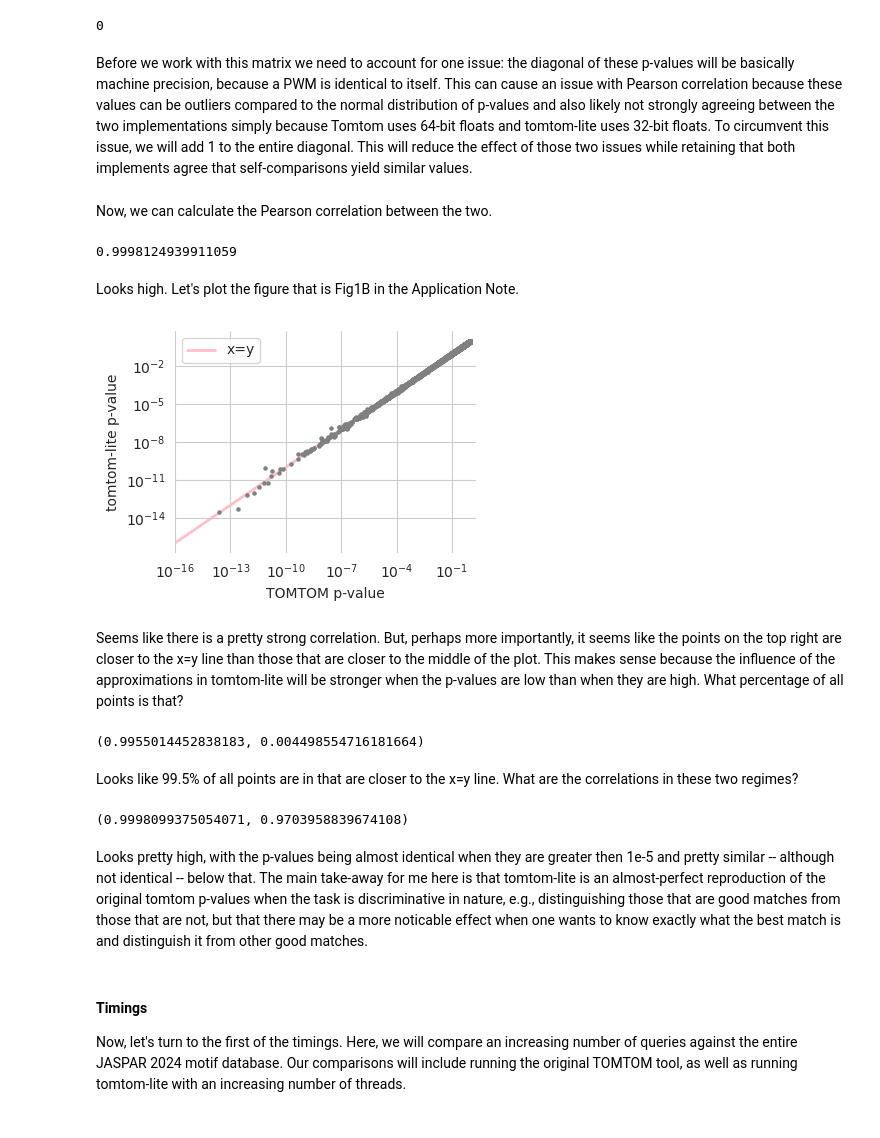
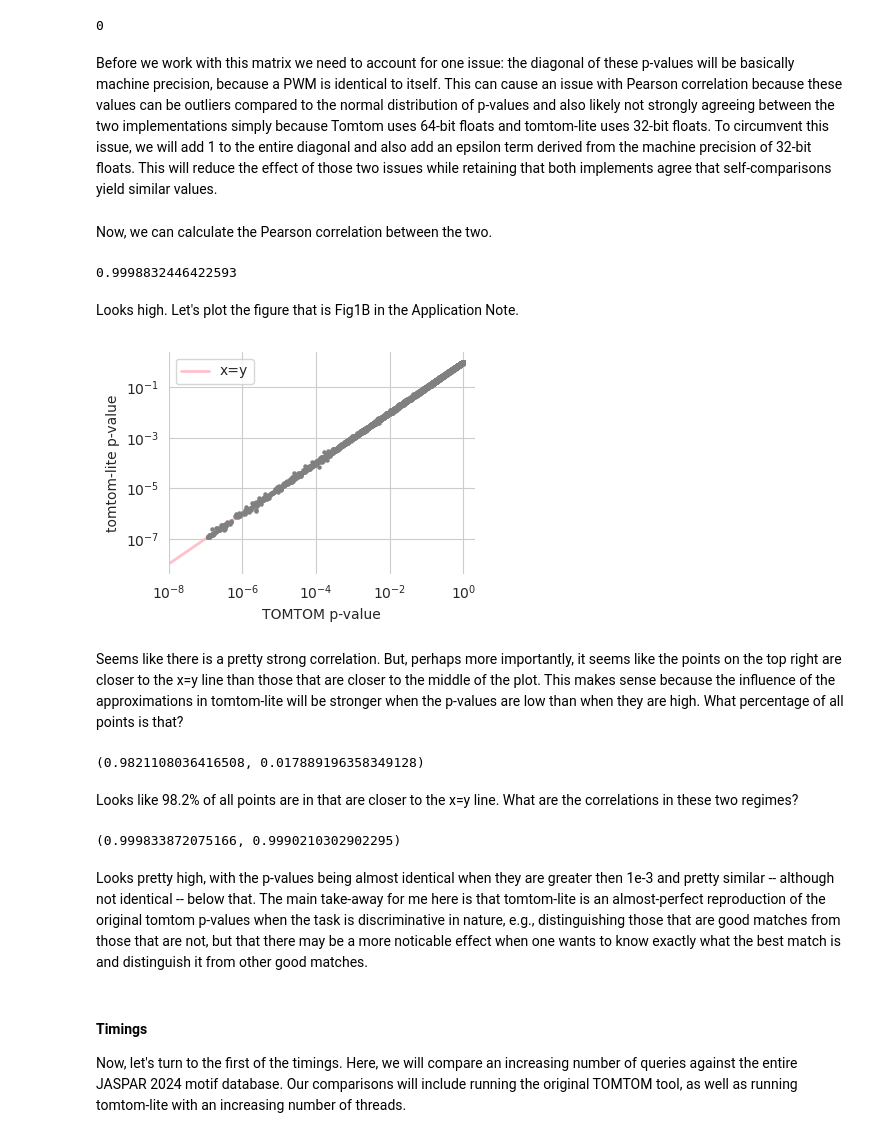
Before and after one commit to jmschrei/memesuite-lite, a Jupyter notebook: tutorials/Application_Note_Experiments.ipynb, the cells around one changed output. Saved outputs shown, nothing was run; the diff lists cells and outputs as text; code cells hidden in the pictures.

Commit message:
FIX tutorial epsilon

```diff
--- a/tutorials/Application_Note_Experiments.ipynb
+++ b/tutorials/Application_Note_Experiments.ipynb
@@ -43,53 +43,71 @@ numpy.isnan(t_npy).sum()
 # %% [output]
 0
 # %% [markdown]
-Before we work with this matrix we need to account for one issue: the diagonal of these p-values will be basically machine precision, because a PWM is identical to itself. This can cause an issue with Pearson correlation because these values can be outliers compared to the normal distribution of p-values and also likely not strongly agreeing between the two implementations simply because Tomtom uses 64-bit floats and tomtom-lite uses 32-bit floats. To circumvent this issue, we will add 1 to the entire diagonal. This will reduce the effect of those two issues while retaining that both implements agree that self-comparisons yield similar values.
+Before we work with this matrix we need to account for one issue: the diagonal of these p-values will be basically machine precision, because a PWM is identical to itself. This can cause an issue with Pearson correlation because these values can be outliers compared to the normal distribution of p-values and also likely not strongly agreeing between the two implementations simply because Tomtom uses 64-bit floats and tomtom-lite uses 32-bit floats. To circumvent this issue, we will add 1 to the entire diagonal and also add an epsilon term derived from the machine precision of 32-bit floats. This will reduce the effect of those two issues while retaining that both implements agree that self-comparisons yield similar values.
 # %%
 m_npy += numpy.eye(m_npy.shape[0])
 t_npy += numpy.eye(m_npy.shape[0])
 
-p0 = t_npy.flatten()
-p1 = m_npy.flatten()
+eps = numpy.finfo('float32').eps
+
+p0 = t_npy.flatten() + eps
+p1 = m_npy.flatten() + eps
 # %% [markdown]
 Now, we can calculate the Pearson correlation between the two.
 # %%
-numpy.corrcoef(t_npy.flatten(), m_npy.flatten())[0, 1]
+numpy.corrcoef(
+    numpy.log(p0),
+    numpy.log(p1)
+)[0, 1]
 # %% [output]
-0.9998124939911059
+0.9998832446422593
 # %% [markdown]
 Looks high. Let's plot the figure that is Fig1B in the Application Note.
 # %%
 plt.figure(figsize=(4, 3))
 
 plt.scatter(p0[::100], p1[::100], s=5, color='0.5')
-plt.plot([1e-16, 1], [1e-16, 1], linewidth=2, c='pink', zorder=-1, label="x=y")
+plt.plot([1e-8, 1], [1e-8, 1], linewidth=2, c='pink', zorder=-1, label="x=y")
 
 plt.legend()
-plt.xlim(10e-17, 2)
+plt.xlim(1e-8, 2)
 plt.xscale('log')
 plt.yscale('log')
 plt.xlabel("TOMTOM p-value")
 plt.ylabel("tomtom-lite p-value")
 seaborn.despine(bottom=True, left=True)
 plt.tight_layout()
-plt.savefig('fig1-accuracy.pdf')
+#plt.savefig('fig1-accuracy.pdf')
 plt.show()
 # %% [output]
-[figure, old version]
+[figure, new version]
 # %% [markdown]
 Seems like there is a pretty strong correlation. But, perhaps more importantly, it seems like the points on the top right are closer to the x=y line than those that are closer to the middle of the plot. This makes sense because the influence of the approximations in tomtom-lite will be stronger when the p-values are low than when they are high. What percentage of all points is that?
 # %%
-(p0 > 1e-5).mean(), (p0 <= 1e-5).mean()
+idx0 = p0 > 1e-3
+idx1 = p0 <= 1e-3
+
+idx0.mean(), idx1.mean()
 # %% [output]
-(0.9955014452838183, 0.004498554716181664)
+(0.9821108036416508, 0.017889196358349128)
 # %% [markdown]
-Looks like 99.5% of all points are in that are closer to the x=y line. What are the correlations in these two regimes?
+Looks like 98.2% of all points are in that are closer to the x=y line. What are the correlations in these two regimes?
 # %%
-numpy.corrcoef(p0[p0 > 1e-5], p1[p0 > 1e-5])[0, 1], numpy.corrcoef(p0[p0 <= 1e-5], p1[p0 <= 1e-5])[0, 1]
+r0 = numpy.corrcoef(
+    numpy.log(p0[idx0]),
+    numpy.log(p1[idx0])
+)[0, 1]
+
+r1 = numpy.corrcoef(
+    numpy.log(p0[idx1]),
+    numpy.log(p1[idx1])
+)[0, 1]
+
+r0, r1
 # %% [output]
-(0.9998099375054071, 0.9703958839674108)
+(0.999833872075166, 0.9990210302902295)
 # %% [markdown]
-Looks pretty high, with the p-values being almost identical when they are greater then 1e-5 and pretty similar -- although not identical -- below that. The main take-away for me here is that tomtom-lite is an almost-perfect reproduction of the original tomtom p-values when the task is discriminative in nature, e.g., distinguishing those that are good matches from those that are not, but that there may be a more noticable effect when one wants to know exactly what the best match is and distinguish it from other good matches.
+Looks pretty high, with the p-values being almost identical when they are greater then 1e-3 and pretty similar -- although not identical -- below that. The main take-away for me here is that tomtom-lite is an almost-perfect reproduction of the original tomtom p-values when the task is discriminative in nature, e.g., distinguishing those that are good matches from those that are not, but that there may be a more noticable effect when one wants to know exactly what the best match is and distinguish it from other good matches.
 # %% [markdown]
 #### Timings
 
```
Also changed, not shown: 1 other file.
